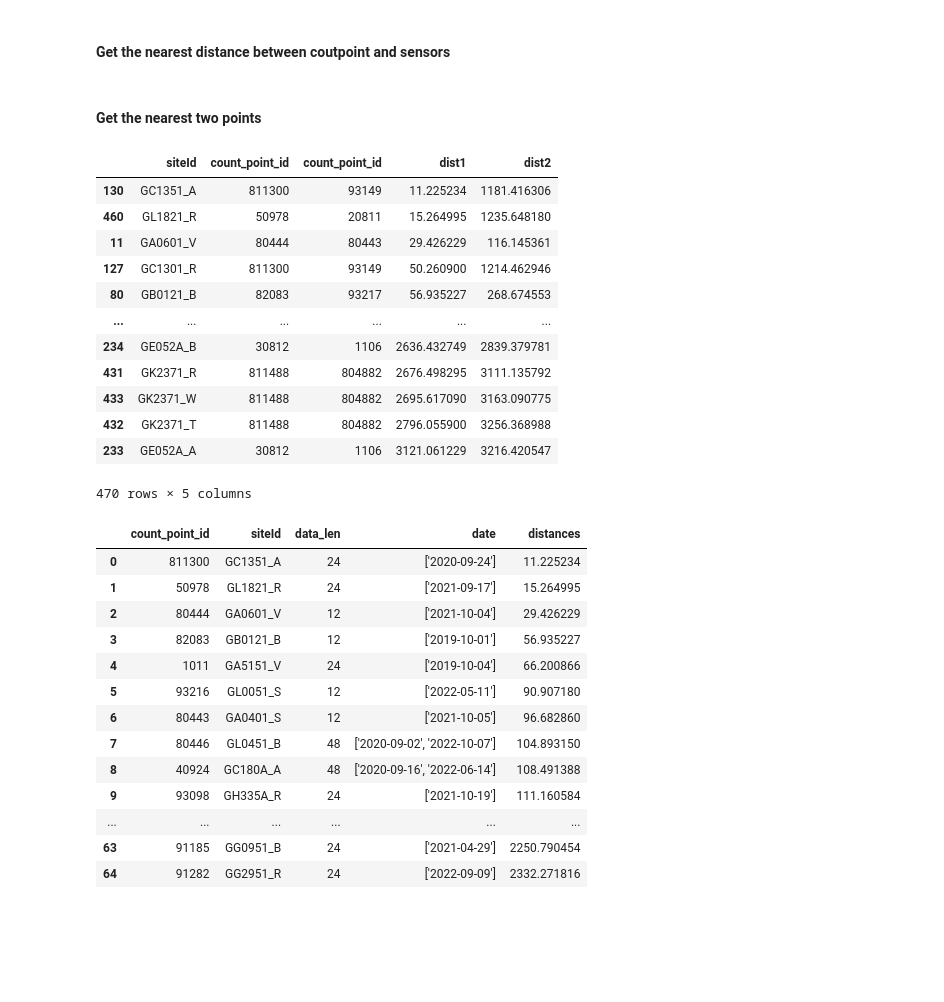
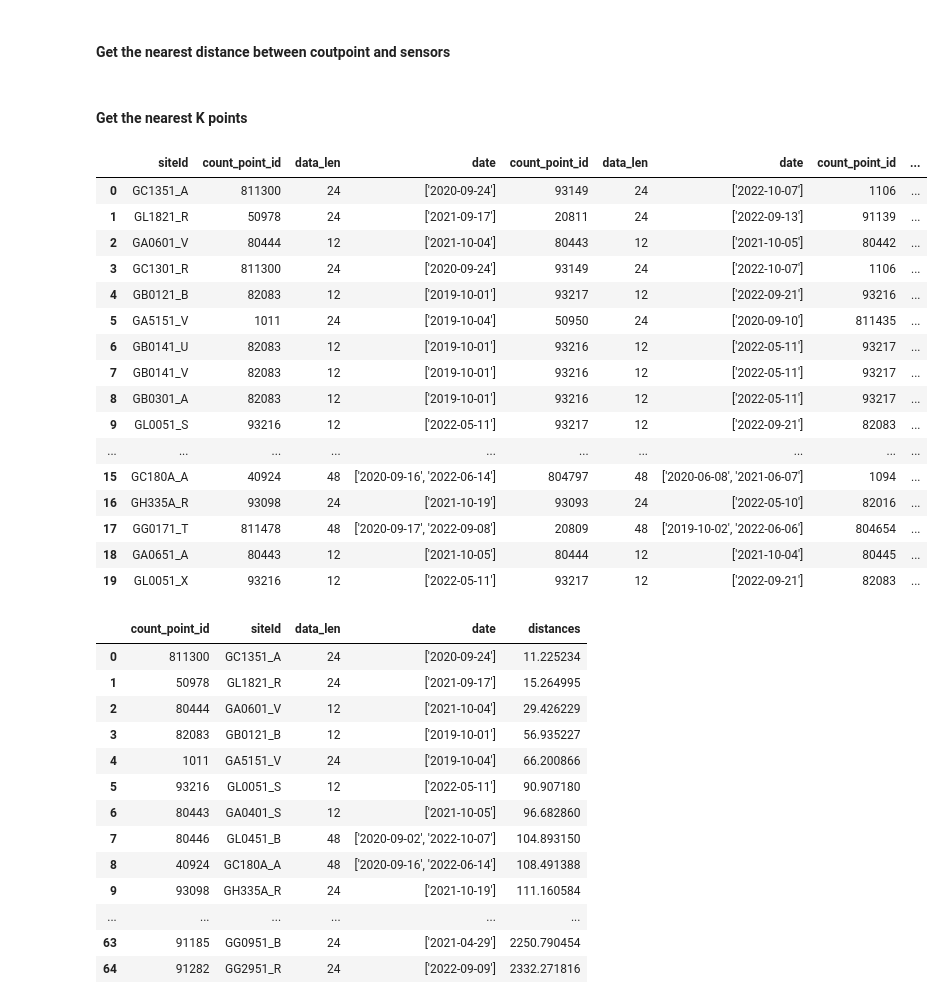
Before and after one commit to YueLi-0816/data_paper, a Jupyter notebook: Traffic_counts_read.ipynb, the cells around one changed output. Saved outputs shown, nothing was run; the diff lists cells and outputs as text; code cells hidden in the pictures; blank space fills up the shorter version.

```diff
--- a/Traffic_counts_read.ipynb
+++ b/Traffic_counts_read.ipynb
@@ -141,44 +141,48 @@ detector_470 = gpd.GeoDataFrame(detector_470, crs="epsg:4326")
 # %%
 countpoint_68 = countpoint_68.to_crs("32630")
 detector_470 = detector_470.to_crs("32630")
-# %% [markdown]
-#### Get the nearest two points
-# %%
-gdA = detector_470
-gdB = countpoint_68
-nth_nearest = 2
-
-nA = np.array(list(gdA.geometry.apply(lambda x: (x.x, x.y))))
-nB = np.array(list(gdB.geometry.apply(lambda x: (x.x, x.y))))
-btree = cKDTree(nB)
-dist, idx = btree.query(nA, k=nth_nearest)
-gdB_nearest1 = gdB.iloc[idx[:,0]].drop(columns="geometry").reset_index(drop=True)
-gdB_nearest2 = gdB.iloc[idx[:,1]].drop(columns="geometry").reset_index(drop=True)
-gdf = pd.concat(
-    [
-        gdA.reset_index(drop=True),
-        gdB_nearest1,
-        pd.Series(dist[:,0], name='dist1'),
-        gdB_nearest2,
-        pd.Series(dist[:,1], name='dist2')
-    ],
-    axis=1)
-
-gdf[['siteId','count_point_id','dist1','dist2']].sort_values(by=['dist1'])
-# %% [output]
-|  | siteId | count_point_id | count_point_id | dist1 | dist2 |
-| 130 | GC1351_A | 811300 | 93149 | 11.225234 | 1181.416306 |
-| 460 | GL1821_R | 50978 | 20811 | 15.264995 | 1235.648180 |
-| 11 | GA0601_V | 80444 | 80443 | 29.426229 | 116.145361 |
-| 127 | GC1301_R | 811300 | 93149 | 50.260900 | 1214.462946 |
-| 80 | GB0121_B | 82083 | 93217 | 56.935227 | 268.674553 |
-| ... | ... | ... | ... | ... | ... |
-| 234 | GE052A_B | 30812 | 1106 | 2636.432749 | 2839.379781 |
-| 431 | GK2371_R | 811488 | 804882 | 2676.498295 | 3111.135792 |
-| 433 | GK2371_W | 811488 | 804882 | 2695.617090 | 3163.090775 |
-| 432 | GK2371_T | 811488 | 804882 | 2796.055900 | 3256.368988 |
-| 233 | GE052A_A | 30812 | 1106 | 3121.061229 | 3216.420547 |
-470 rows × 5 columns
+# %% [markdown]
+#### Get the nearest K points
+# %%
+gdA = detector_470
+gdB = countpoint_68
+nth_nearest = 3
+
+nA = np.array(list(gdA.geometry.apply(lambda x: (x.x, x.y))))
+nB = np.array(list(gdB.geometry.apply(lambda x: (x.x, x.y))))
+btree = cKDTree(nB)
+dist, idx = btree.query(nA, k=nth_nearest)
+near_list = []
+near_dist_list = []
+for i in range(nth_nearest):
+    #print(i)
+    near_num = i+1
+    gdB_nearest = gdB.iloc[idx[:,i]][['count_point_id','data_len','date']].reset_index(drop=True)
+    gdB_distance = pd.Series(dist[:,i], name='dist'+str(near_num))
+    near_list.append(gdB_nearest)
+    near_dist_list.append(gdB_distance)
+gdf = pd.concat(
+    [gdA[['siteId']].reset_index(drop=True)]+near_list+near_dist_list, axis=1)
+
+gdf.sort_values(by=['dist1']).reset_index(drop=True).iloc[:20]
+# %% [output]
+|  | siteId | count_point_id | data_len | date | count_point_id | data_len | date | count_point_id | ... |
+| 0 | GC1351_A | 811300 | 24 | ['2020-09-24'] | 93149 | 24 | ['2022-10-07'] | 1106 | ... |
+| 1 | GL1821_R | 50978 | 24 | ['2021-09-17'] | 20811 | 24 | ['2022-09-13'] | 91139 | ... |
+| 2 | GA0601_V | 80444 | 12 | ['2021-10-04'] | 80443 | 12 | ['2021-10-05'] | 80442 | ... |
+| 3 | GC1301_R | 811300 | 24 | ['2020-09-24'] | 93149 | 24 | ['2022-10-07'] | 1106 | ... |
+| 4 | GB0121_B | 82083 | 12 | ['2019-10-01'] | 93217 | 12 | ['2022-09-21'] | 93216 | ... |
+| 5 | GA5151_V | 1011 | 24 | ['2019-10-04'] | 50950 | 24 | ['2020-09-10'] | 811435 | ... |
+| 6 | GB0141_U | 82083 | 12 | ['2019-10-01'] | 93216 | 12 | ['2022-05-11'] | 93217 | ... |
+| 7 | GB0141_V | 82083 | 12 | ['2019-10-01'] | 93216 | 12 | ['2022-05-11'] | 93217 | ... |
+| 8 | GB0301_A | 82083 | 12 | ['2019-10-01'] | 93216 | 12 | ['2022-05-11'] | 93217 | ... |
+| 9 | GL0051_S | 93216 | 12 | ['2022-05-11'] | 93217 | 12 | ['2022-09-21'] | 82083 | ... |
+| ... | ... | ... | ... | ... | ... | ... | ... | ... | ... |
+| 15 | GC180A_A | 40924 | 48 | ['2020-09-16', '2022-06-14'] | 804797 | 48 | ['2020-06-08', '2021-06-07'] | 1094 | ... |
+| 16 | GH335A_R | 93098 | 24 | ['2021-10-19'] | 93093 | 24 | ['2022-05-10'] | 82016 | ... |
+| 17 | GG0171_T | 811478 | 48 | ['2020-09-17', '2022-09-08'] | 20809 | 48 | ['2019-10-02', '2022-06-06'] | 804654 | ... |
+| 18 | GA0651_A | 80443 | 12 | ['2021-10-05'] | 80444 | 12 | ['2021-10-04'] | 80445 | ... |
+| 19 | GL0051_X | 93216 | 12 | ['2022-05-11'] | 93217 | 12 | ['2022-09-21'] | 82083 | ... |
 # %%
 countpoint_dis = gpd.sjoin_nearest(countpoint_68, detector_470, distance_col="distances", lsuffix="left", rsuffix="right", exclusive=True)
 countpoint_dis[['count_point_id','siteId','data_len','date','distances']].sort_values(by=['distances']).reset_index(drop=True)
```
Also changed, not shown: parts of 25 cells of this notebook.
